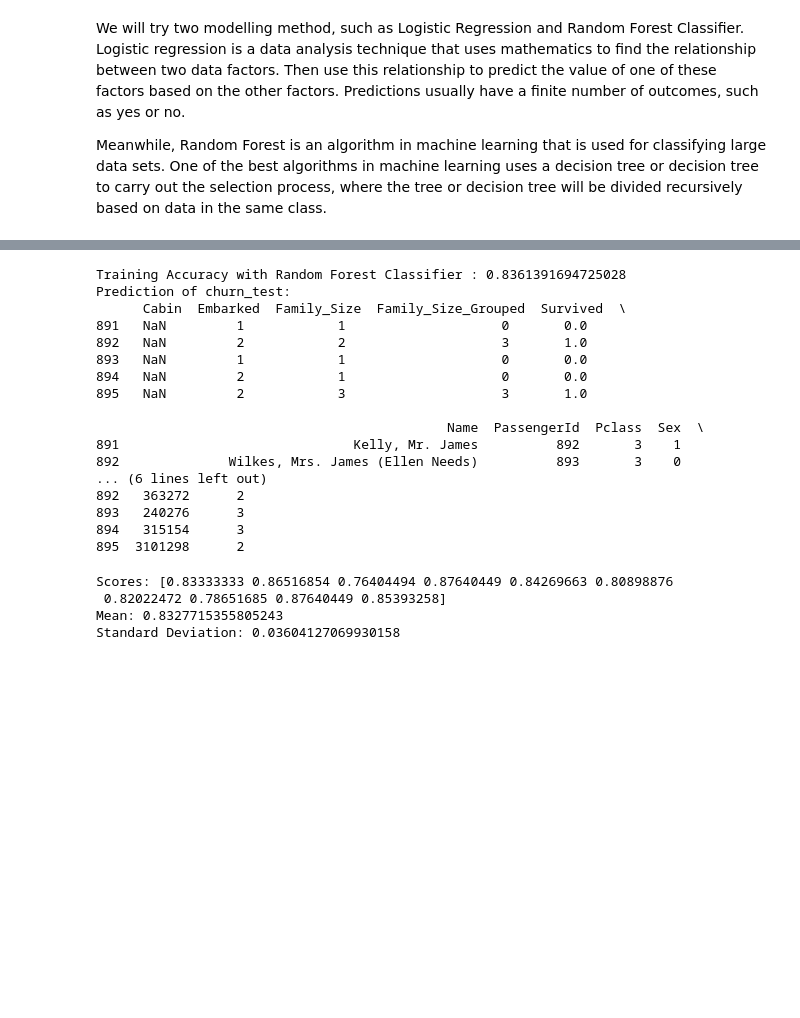
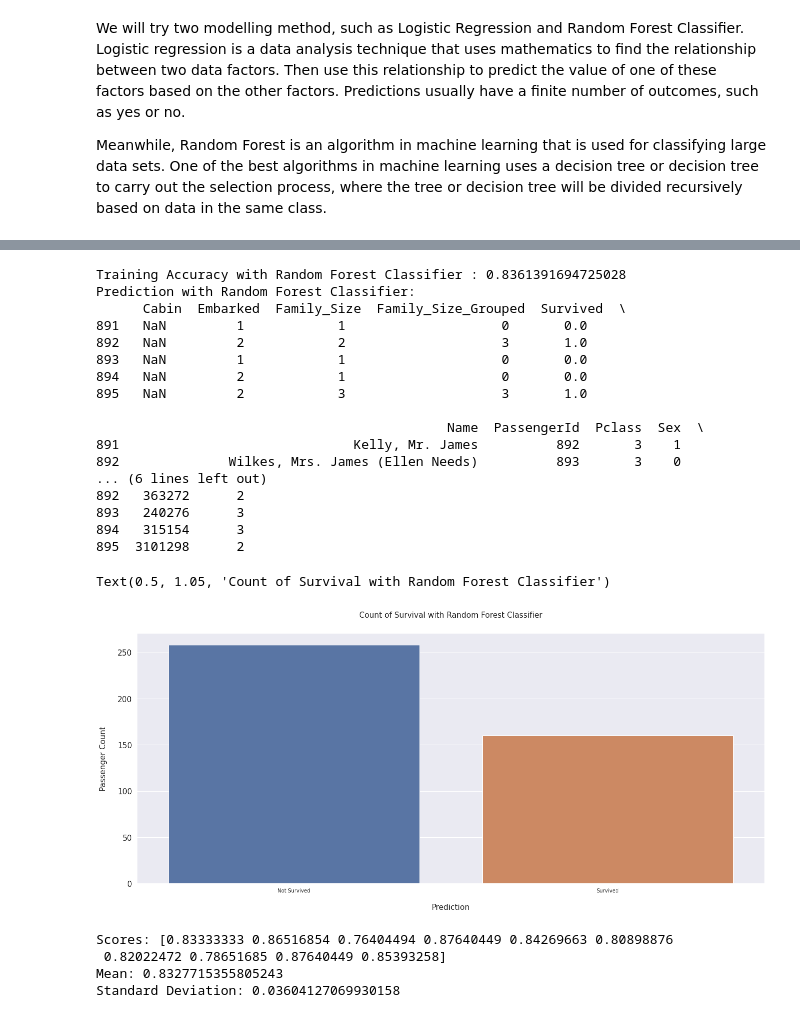
Before and after one commit to jihanfarah/Titanic-Machine-Learning, a Jupyter notebook: Titanic.ipynb, the cells around one changed output, grey strips where cells are left out. Drawn from its saved outputs; the diff is of its cells as text; code cells hidden in the pictures; blank space fills up the shorter version.

```diff
--- a/Titanic.ipynb
+++ b/Titanic.ipynb
@@ -593,35 +611,48 @@ random_forest = RandomForestClassifier(criterion='gini',
                                        n_estimators=1100,
                                        max_depth=5,
                                        min_samples_split=4,
                                        min_samples_leaf=5,
                                        max_features='auto',
                                        oob_score=True,
                                        random_state=50)
 random_forest.fit(X_train, y_train)
 
 print('Training Accuracy with Random Forest Classifier :', random_forest.score(X_train,y_train))
 
 test_df = test_df[drop_cols]
 test_df['Survived'] = random_forest.predict(X_test)
-print("Prediction of churn_test:\n ", test_df.head())
+print("Prediction with Random Forest Classifier:\n ", test_df.head())
+
+survived_map = {1.00: 'Survived', 0.00: 'Not Survived'}
+test_df['Survived Note'] = test_df['Survived'].map(survived_map)
+
+fig, axs = plt.subplots(figsize=(22,9))
+sns.countplot(x='Survived Note', data=test_df)
+plt.xlabel('Prediction', size=15, labelpad=20)
+plt.ylabel('Passenger Count', size=15, labelpad=20)
+plt.tick_params(axis='x', labelsize=10)
+plt.tick_params(axis='y', labelsize=15)
+plt.title('Count of Survival with Random Forest Classifier', size=15, y=1.05)
 # %% [output]
 Training Accuracy with Random Forest Classifier : 0.8361391694725028
-Prediction of churn_test:
+Prediction with Random Forest Classifier:
       Cabin  Embarked  Family_Size  Family_Size_Grouped  Survived  \
 891   NaN         1            1                    0       0.0
 892   NaN         2            2                    3       1.0
 893   NaN         1            1                    0       0.0
 894   NaN         2            1                    0       0.0
 895   NaN         2            3                    3       1.0
 
                                              Name  PassengerId  Pclass  Sex  \
 891                              Kelly, Mr. James          892       3    1
 892              Wilkes, Mrs. James (Ellen Needs)          893       3    0
 ... (6 lines left out)
 892   363272      2
 893   240276      3
 894   315154      3
 895  3101298      2
+Text(0.5, 1.05, 'Count of Survival with Random Forest Classifier')
+[figure, added]
 # %%
 from sklearn.model_selection import cross_val_score
 scores = cross_val_score(random_forest, X_train, y_train, cv=10, scoring = "accuracy")
```
Also changed, not shown: parts of 1 cell of this notebook.
